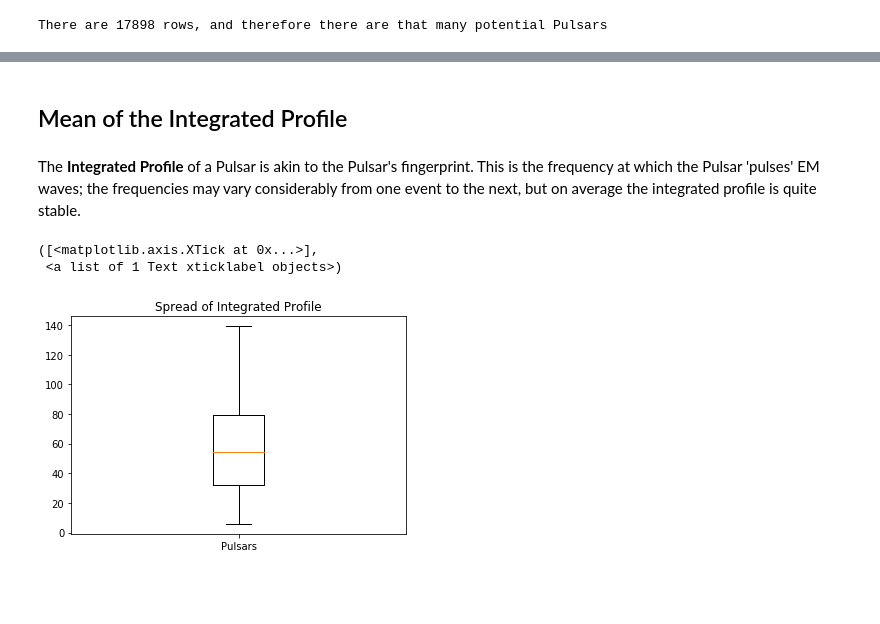
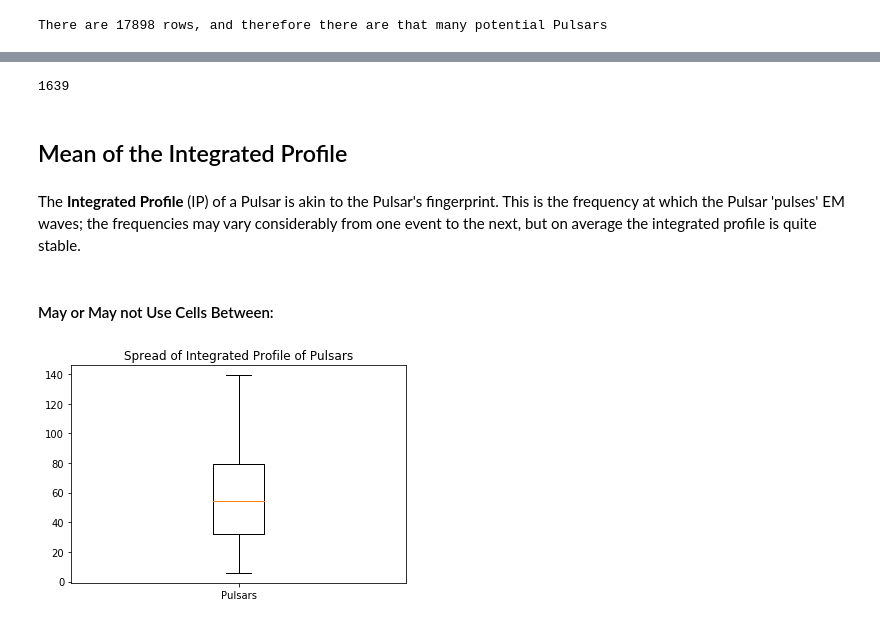
Before and after one commit to ElveinAks/PythonProject_CodeLou, a Jupyter notebook: Pulsar_Practice.ipynb, the cells around one changed output, grey strips where cells are left out. Saved outputs shown, nothing was run; the diff lists cells and outputs as text; code cells hidden in the pictures; blank space fills up the shorter version.

```diff
--- a/Pulsar_Practice.ipynb
+++ b/Pulsar_Practice.ipynb
@@ -70,17 +73,32 @@ not_interference.head()    #Display just the first five entries
+# %%
+print(len(not_interference))
+# %% [output]
+1639
 # %% [markdown]
 ## Mean of the Integrated Profile
 # %% [markdown]
-The <b>Integrated Profile</b> of a Pulsar is akin to the Pulsar's fingerprint. This is the frequency at which the Pulsar 'pulses' EM waves; the frequencies may vary considerably from one event to the next, but on average the integrated profile is quite stable.
+The <b>Integrated Profile</b> (IP) of a Pulsar is akin to the Pulsar's fingerprint. This is the frequency at which the Pulsar 'pulses' EM waves; the frequencies may vary considerably from one event to the next, but on average the integrated profile is quite stable.
+# %% [markdown]
+#### May or May not Use Cells Between:
 # %%
-spread = []
+spread_of_stars = []
 i = 0
 for star in range(0, len(not_interference)-1):
-    spread.append(not_interference.iloc[i][0])
+    spread_of_stars.append(not_interference.iloc[i][0])
     i += 1
-plt.boxplot(spread)
-plt.title('Spread of Integrated Profile')
-plt.xticks([1], ['Pulsars'])
+
+#spread_of_noise = pd.read_sql_query("""
+#SELECT MIN(mean_of_the_integrated_profile),
+#MAX(mean_of_the_integrated_profile)
+#FROM pulsar_data
+#WHERE target_class = 0;
+#""", conn)
+
+#data_to_plot = [spread_of_stars, spread_of_noise]
-# %% [output]
-([<matplotlib.axis.XTick at 0x...>],
- <a list of 1 Text xticklabel objects>)
-[figure, removed]
+# %%
+plt.boxplot(spread_of_stars)
+plt.title('Spread of Integrated Profile of Pulsars')
+plt.xticks([1], ['Pulsars'])
+plt.show()
+# %% [output]
+[figure, added]
```
Also changed, not shown: parts of 12 cells of this notebook, 1 other file.
